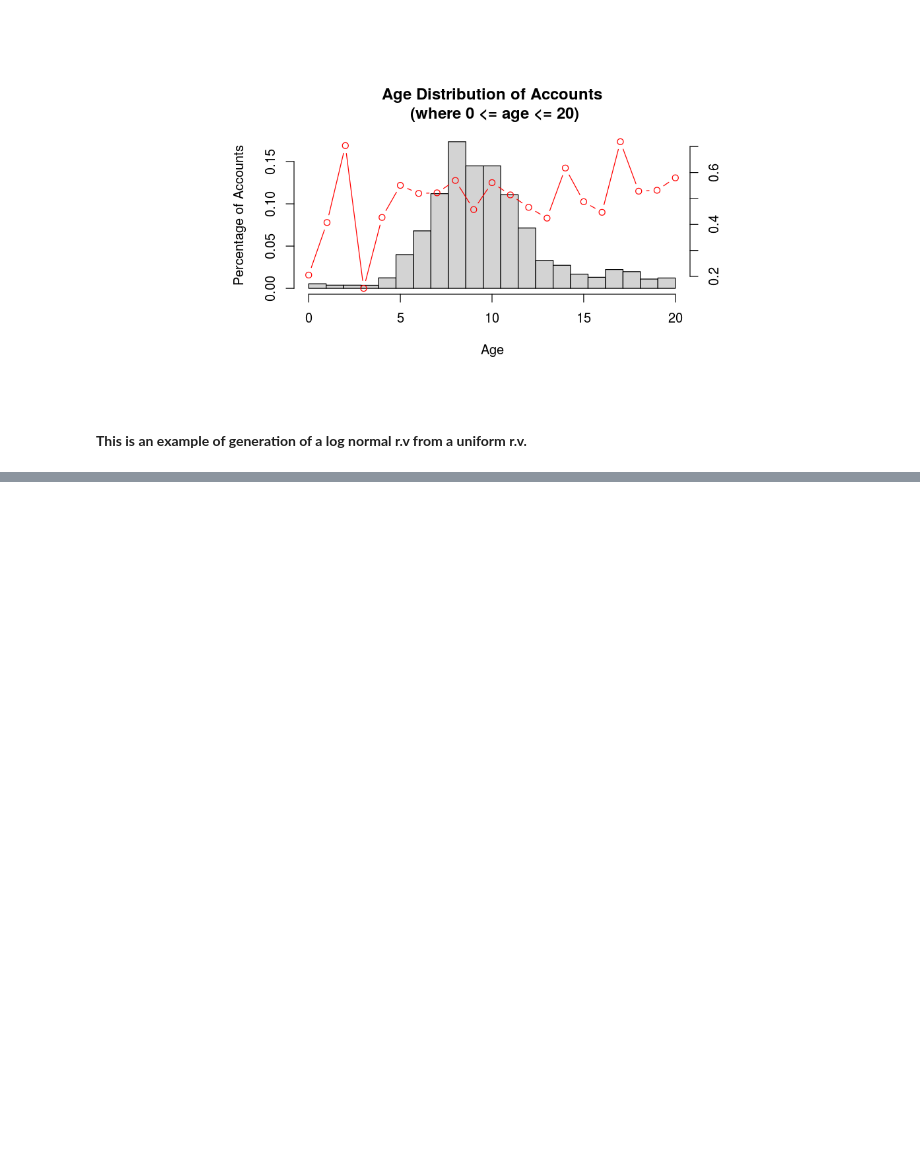
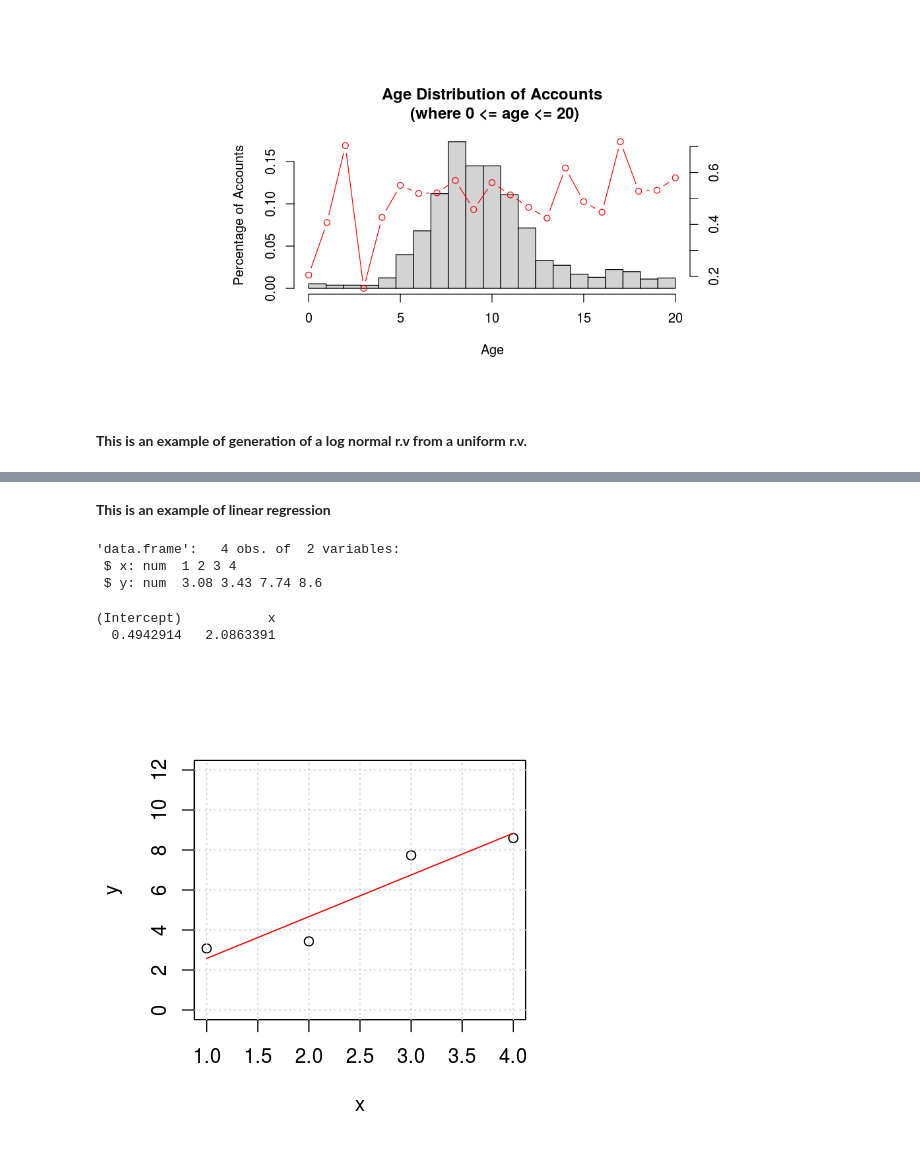
Before and after one commit to ebusato/jupyter_R, a Jupyter notebook: basics.ipynb, the cells around one changed output, grey strips where cells are left out. Drawn from its saved outputs; the diff is of its cells as text; code cells hidden in the pictures; blank space fills up the shorter version.

```diff
--- a/basics.ipynb
+++ b/basics.ipynb
@@ -123,0 +124,35 @@ sprintf("The theoretical mean (sd) is: %.2f (%.2f)", meant, sdt)
+# %% [markdown]
+__This is an example of linear regression__
+# %%
+#set.seed(1485)
+options(repr.plot.width=4, repr.plot.height=4)
+x <- c(1,2,3,4)
+slopet <- 2
+interceptt <- 0.4
+
+# Generate pseudo-data
+y <- slopet*x + interceptt + rnorm(length(x), 0, 1)
+
+# Making data frame
+ds <- data.frame(x = x, y = y)
+str(ds)
+
+# Plot data
+plot(y~x, ylim=c(0, 12))
+grid()
+
+# Make linear regression
+ds.lm <- lm(y~x, data=ds)
+coeffs = coefficients(ds.lm)
+coeffs
+
+# Plot fit
+yt <- coeffs[2]*x+coeffs[1]
+lines(x, yt, col="red")
+# %% [output]
+'data.frame':   4 obs. of  2 variables:
+ $ x: num  1 2 3 4
+ $ y: num  3.08 3.43 7.74 8.6
+(Intercept)           x
+  0.4942914   2.0863391
+[figure, added]
```
Also changed, not shown: parts of 3 cells of this notebook.
